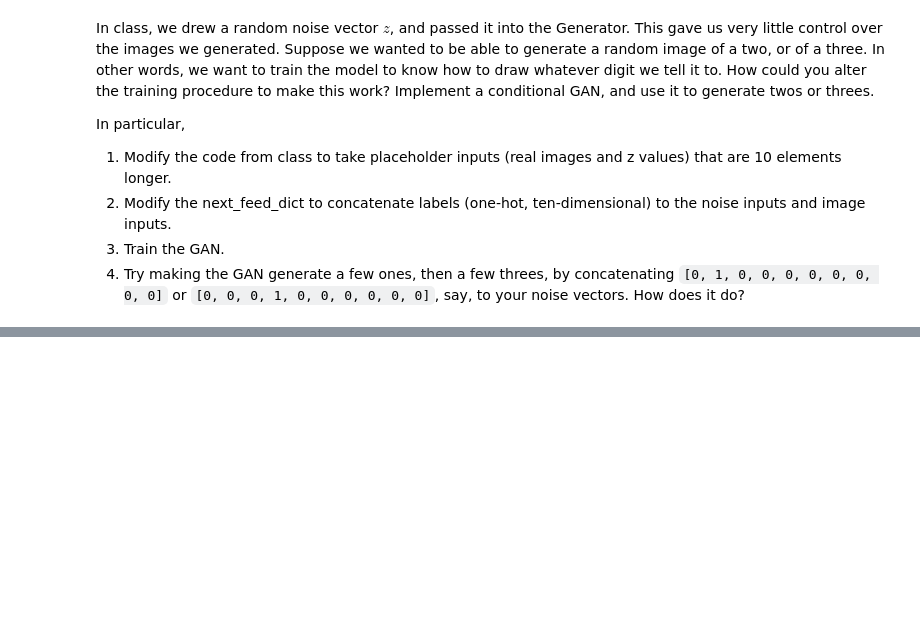
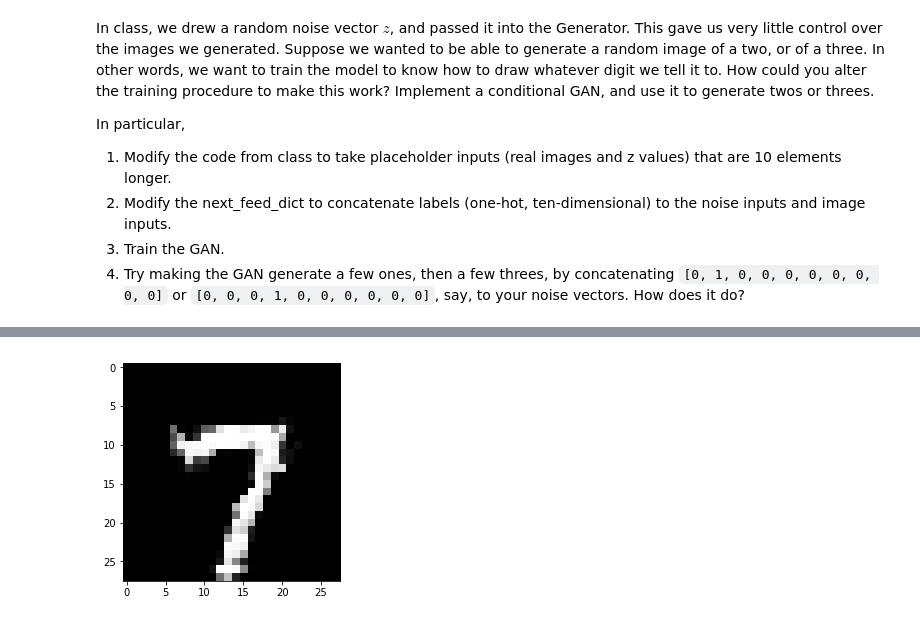
Before and after one commit to libjohn/Duke-MLSS-2019, a Jupyter notebook: 04A_Generative_Adversarial_Network.ipynb, the cells around one changed output, grey strips where cells are left out. Saved outputs shown, nothing was run; the diff lists cells and outputs as text; code cells hidden in the pictures; blank space fills up the shorter version.

```diff
--- a/04A_Generative_Adversarial_Network.ipynb
+++ b/04A_Generative_Adversarial_Network.ipynb
@@ -184,0 +303,6 @@ In particular,
+# %%
+noise = np.random.uniform(-1, 1, [1, 32])
+label = np.array([[0,0,0,0,0,0,0,1,0,0]])
+visualize_row(sess.run(fake_X, feed_dict={z: noise, labels: label}))
+# %% [output]
+[figure, added]
```
Also changed, not shown: parts of 7 cells of this notebook.
